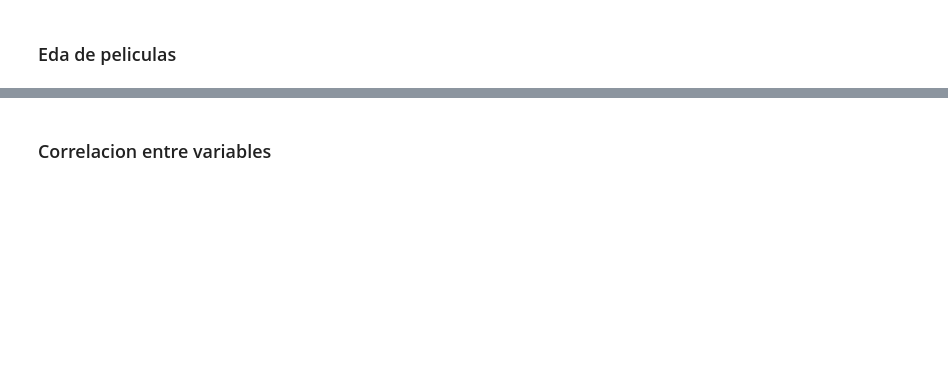
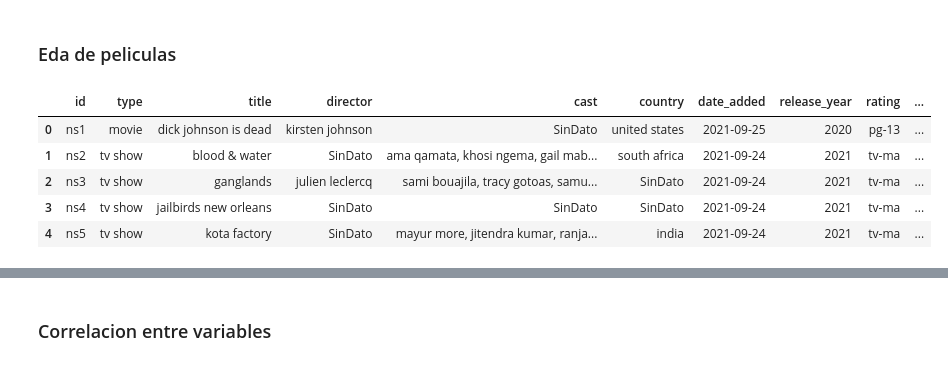
Before and after one commit to diegomaneyro/API_ML, a Jupyter notebook: datos/eda/eda_peliculas.ipynb, the cells around one changed output, grey strips where cells are left out. Cells and saved outputs as stored; diff of their text form; code cells hidden in the pictures; blank space fills up the shorter version.

```diff
--- a/datos/eda/eda_peliculas.ipynb
+++ b/datos/eda/eda_peliculas.ipynb
@@ -7,7 +7,13 @@ import seaborn as sns
 import matplotlib.pyplot as plt
 from pandasql import sqldf
 # %%
-# importar datos de peliculas desde url
-url = '../csvs/peliculas/peliculas_final.csv'
-
-datos = pd.read_csv(url)
+path = '../csvs/peliculas/peliculas_final.csv'
+datos = pd.read_csv(path, sep=',')
+datos.head()
+# %% [output]
+|  | id | type | title | director | cast | country | date_added | release_year | rating | ... |
+| 0 | ns1 | movie | dick johnson is dead | kirsten johnson | SinDato | united states | 2021-09-25 | 2020 | pg-13 | ... |
+| 1 | ns2 | tv show | blood & water | SinDato | ama qamata, khosi ngema, gail mab... | south africa | 2021-09-24 | 2021 | tv-ma | ... |
+| 2 | ns3 | tv show | ganglands | julien leclercq | sami bouajila, tracy gotoas, samu... | SinDato | 2021-09-24 | 2021 | tv-ma | ... |
+| 3 | ns4 | tv show | jailbirds new orleans | SinDato | SinDato | SinDato | 2021-09-24 | 2021 | tv-ma | ... |
+| 4 | ns5 | tv show | kota factory | SinDato | mayur more, jitendra kumar, ranja... | india | 2021-09-24 | 2021 | tv-ma | ... |
```
Also changed, not shown: parts of 15 cells of this notebook, 4 other files.
